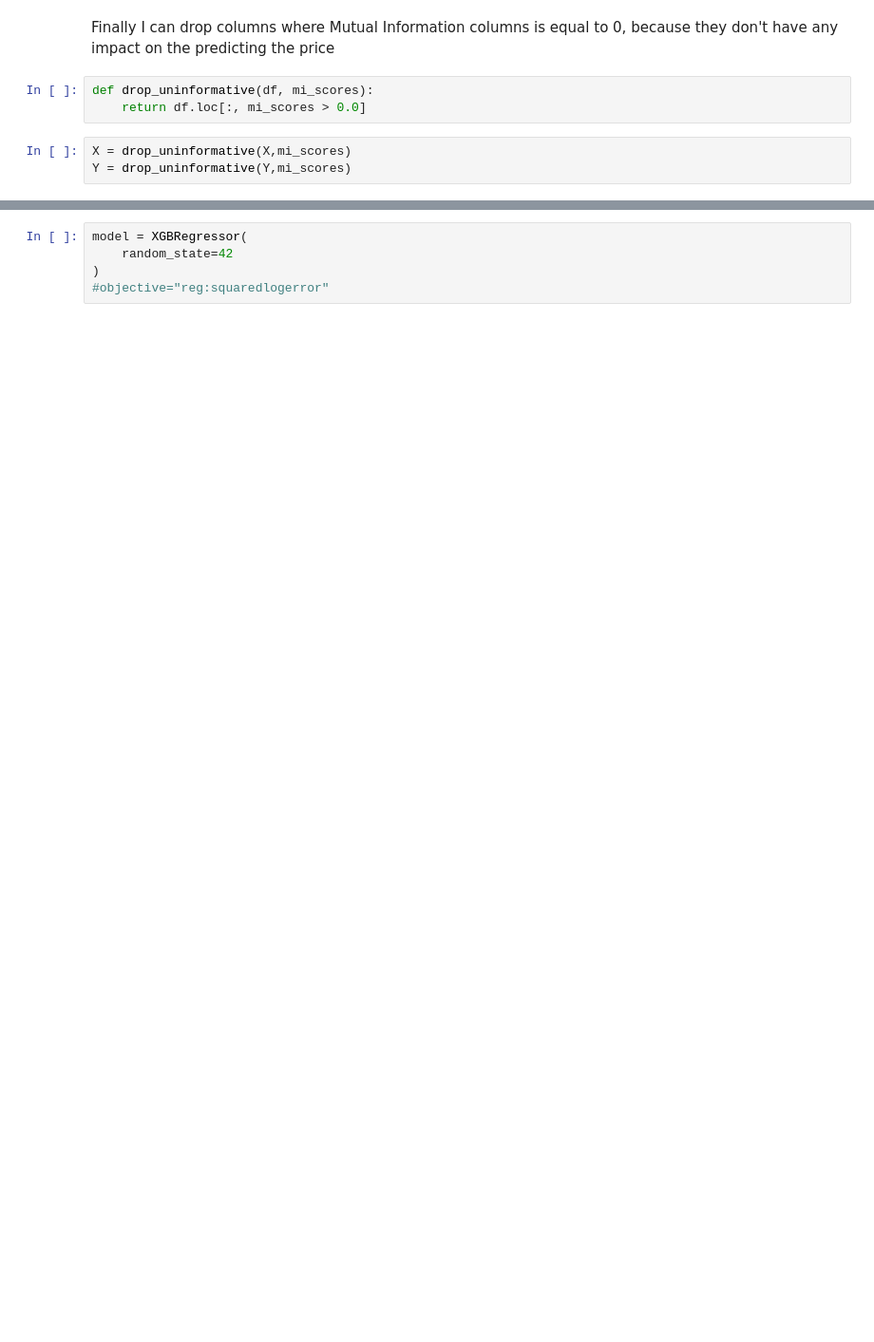
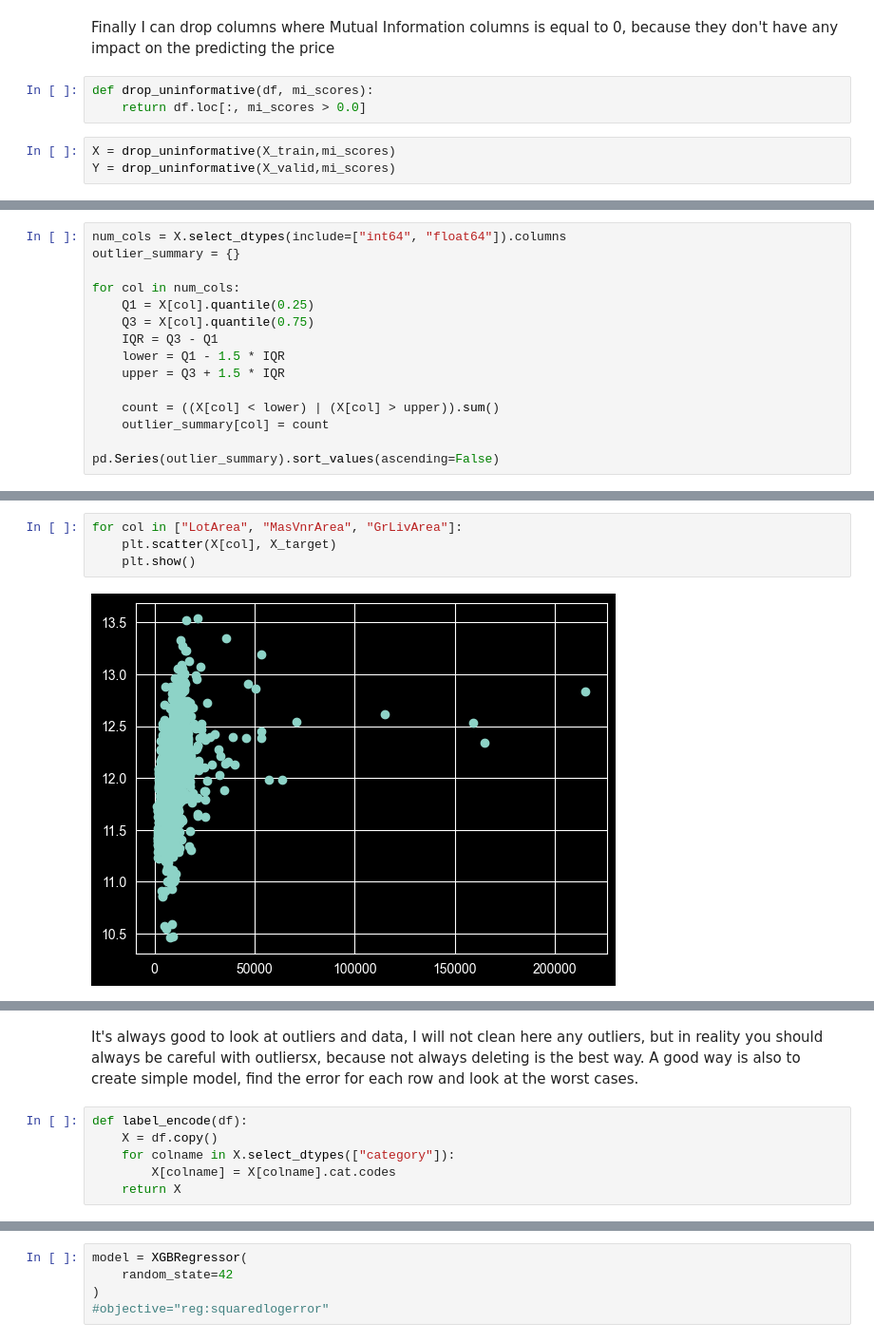
Before and after one commit to dimas2422/house-price-prediction, a Jupyter notebook: scripts.ipynb, the cells around one changed output, grey strips where cells are left out. Shown at 95% size. Drawn from its saved outputs; the diff is of its cells as text; blank space fills up the shorter version.

```diff
--- a/scripts.ipynb
+++ b/scripts.ipynb
@@ -141,8 +239,8 @@ Finally I can drop columns where Mutual Information columns is equal to 0, becau
 def drop_uninformative(df, mi_scores):
     return df.loc[:, mi_scores > 0.0]
 # %%
-X = drop_uninformative(X,mi_scores)
-Y = drop_uninformative(Y,mi_scores)
+X = drop_uninformative(X_train,mi_scores)
+Y = drop_uninformative(X_valid,mi_scores)
 # %%
 scores = mi_scores.sort_values(ascending=True)
 width = np.arange(len(scores))
@@ -181,0 +327,15 @@ Y = factorize_data(Y)
+# %%
+num_cols = X.select_dtypes(include=["int64", "float64"]).columns
+outlier_summary = {}
+
+for col in num_cols:
+    Q1 = X[col].quantile(0.25)
+    Q3 = X[col].quantile(0.75)
+    IQR = Q3 - Q1
+    lower = Q1 - 1.5 * IQR
+    upper = Q3 + 1.5 * IQR
+
+    count = ((X[col] < lower) | (X[col] > upper)).sum()
+    outlier_summary[col] = count
+
+pd.Series(outlier_summary).sort_values(ascending=False)
@@ -181,0 +360,6 @@ Y = factorize_data(Y)
+# %%
+for col in ["LotArea", "MasVnrArea", "GrLivArea"]:
+    plt.scatter(X[col], X_target)
+    plt.show()
+# %% [output]
+[figure, added]
@@ -181,0 +368,9 @@ Y = factorize_data(Y)
+# %% [markdown]
+It's always good to look at outliers and data, I will not clean here any outliers, but in reality you should always be careful with outliersx, because not always deleting is the best way.
+A good way is also to create simple model, find the error for each row and look at the worst cases.
+# %%
+def label_encode(df):
+    X = df.copy()
+    for colname in X.select_dtypes(["category"]):
+        X[colname] = X[colname].cat.codes
+    return X
```
Also changed, not shown: parts of 35 cells of this notebook.
